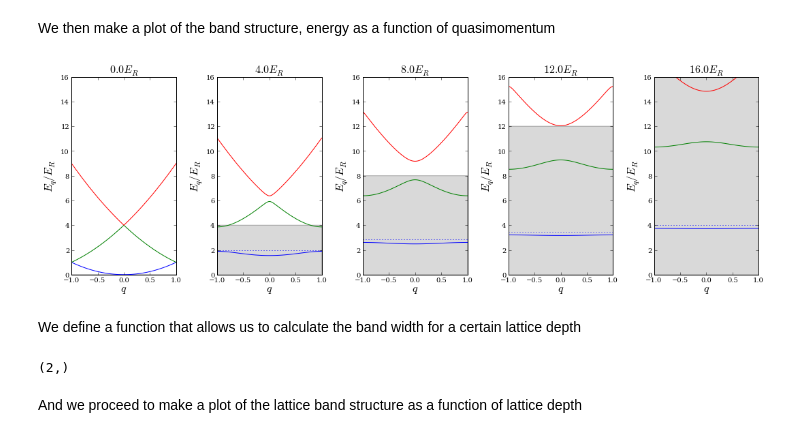
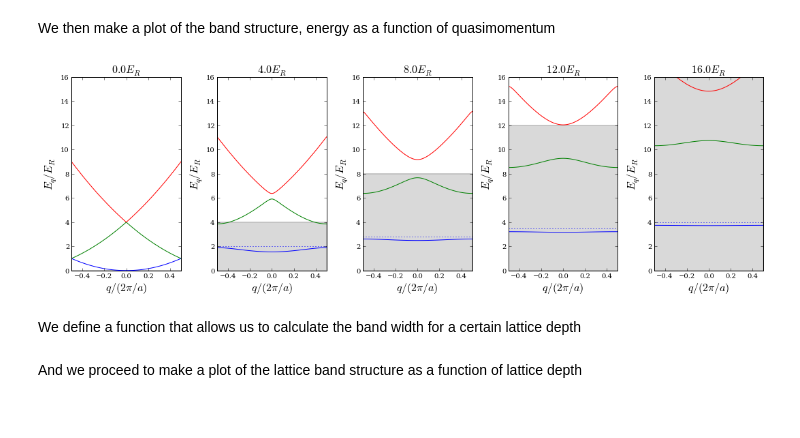
Before and after one commit to PedroMDuarte/lattice_3D_ipynb, a Jupyter notebook: BandStructure.ipynb, the cells around one changed output. Saved outputs shown, nothing was run; the diff lists cells and outputs as text; code cells hidden in the pictures.

```diff
--- a/BandStructure.ipynb
+++ b/BandStructure.ipynb
@@ -9,9 +9,7 @@ printing.init_printing()
 from __future__ import division
 import sympy as sym
 from sympy import *
-x, y, z = symbols("x y z")
-k, m, n = symbols("k m n", integer=True)
-f, g, h = map(Function, 'fgh')
+
 
 import matplotlib
 matplotlib.rc('font',**{'family':'serif'})
@@ -21,20 +19,19 @@ matplotlib.rc('font',**{'family':'serif'})
 
 We start by defining the function that calculates the truncated hamiltonian matrix.  I call this Hamiltonian, but it is really the set of linear equations for the coefficients that describe the wave functions in terms of plane waves.   We use the sympy package to define the matrix in terms of symbolic quantities.  This allows directly getting the latex output for the matrix, which comes in handy when including it in a document.
 # %%
-def H0( Npoints, q, v0 ):
+def H0_sin( Npoints, q, v0 ):
     def f(i,j):
         if i==j:
-            return (q+2*(i-Npoints))**2 + v0/2
+            return 4*(q+(i-Npoints))**2 + v0/2
         elif i-j == 1:
-            return v0/4
+            return -v0/4
         elif j-i == 1:
-            return v0/4
+            return -v0/4
         else:
             return 0.
     mdim = (2*Npoints+1)
     matrix = sym.Matrix(mdim,mdim,f)
     return matrix
-
 q, v0 = sym.symbols("q V_{0}")
-H0(2,q,v0)
+H0_sin(2,q,v0)
 # %% [output]
@@ -55,8 +52,8 @@ def eigenvalsH0( q, v0,  NPoints=5):
     Parameters
     ----------
     q : float
-        The value of quasimomentum.  Units are pi/2, so q can take
-        values in (-1,1]
+        The value of quasimomentum.  Units are 2\pi, so q can take
+        values in (-0.5,0.5]
     v0 : float
         The value of the lattice depth in recoils
     NPoints : float, optional
@@ -102,7 +99,7 @@ def eigenvalsH0( q, v0,  NPoints=5):
 
     """
     q_Sym, v0_Sym = sym.symbols("q V_{0}")
-    h0 = np.array( np.array( H0(NPoints,q_Sym,v0_Sym).subs( [(q_Sym,q), (v0_Sym,v0)] )), np.float )
+    h0 = np.array( np.array( H0_sin(NPoints,q_Sym,v0_Sym).subs( [(q_Sym,q), (v0_Sym,v0)] )), np.float )
     return np.sort( np.linalg.eigvalsh(h0) )
 
 
@@ -119,36 +116,31 @@ We then make a plot of the band structure,  energy as a function of quasimomentu
 # %%
 depths = [0., 4., 8., 12., 16.]
 qs = np.linspace(-1,1,40)
 
 fig = plt.figure(figsize=(3*len(depths),5))
 gs = matplotlib.gridspec.GridSpec( 1,len(depths))
 for i,d in enumerate(depths):
     ax = fig.add_subplot( gs[0,i])
-    ax.set_xlabel("$q$",fontsize=16)
+    ax.set_xlabel("$q / (2\pi/a)$",fontsize=16)
     ax.set_ylabel("$E_{q} / E_{R} $",fontsize=16)
     ax.set_title('$%.1f E_{R}$'%d,fontsize=16)
-    ax.set_xlim(-1.,1.)
+    ax.set_xlim(-0.5,0.5)
     ax.set_ylim(0.,16.)
     ax.fill_between(qs, 0., d, facecolor='gray', alpha=0.3)
     ax.plot( qs, hosc(0,d)*np.ones_like(qs), 'b:' )
 
-    qs = np.linspace(-1.,1.,101)
+    qs = np.linspace(-0.5,0.5,101)
     ax.plot( qs, bandH0( 0, qs, d, NPoints=5))
     ax.plot( qs, bandH0( 1, qs, d, NPoints=5))
     ax.plot( qs, bandH0( 2, qs, d, NPoints=5))
 
 gs.tight_layout(fig, rect=[0.,0.,1.,1.0])
 fig.savefig('BandStructure_figures/bands1d.png',dpi=240)
 fig.savefig('BandStructure_figures/bands1d.pdf')
 # %% [output]
-[figure, old version]
+[figure, new version]
 # %% [markdown]
 We define a function that allows us to calculate the band width for a certain lattice depth
-# %%
-a=np.array([0,2])
-a.shape
-# %% [output]
-(2,)
 # %%
 def bands1d( v0, NBand=0 ):
     r""" Returns an array of shape (2,) which has the bottom and top of the band energies
```
Also changed, not shown: parts of 53 cells of this notebook, 59 other files.
